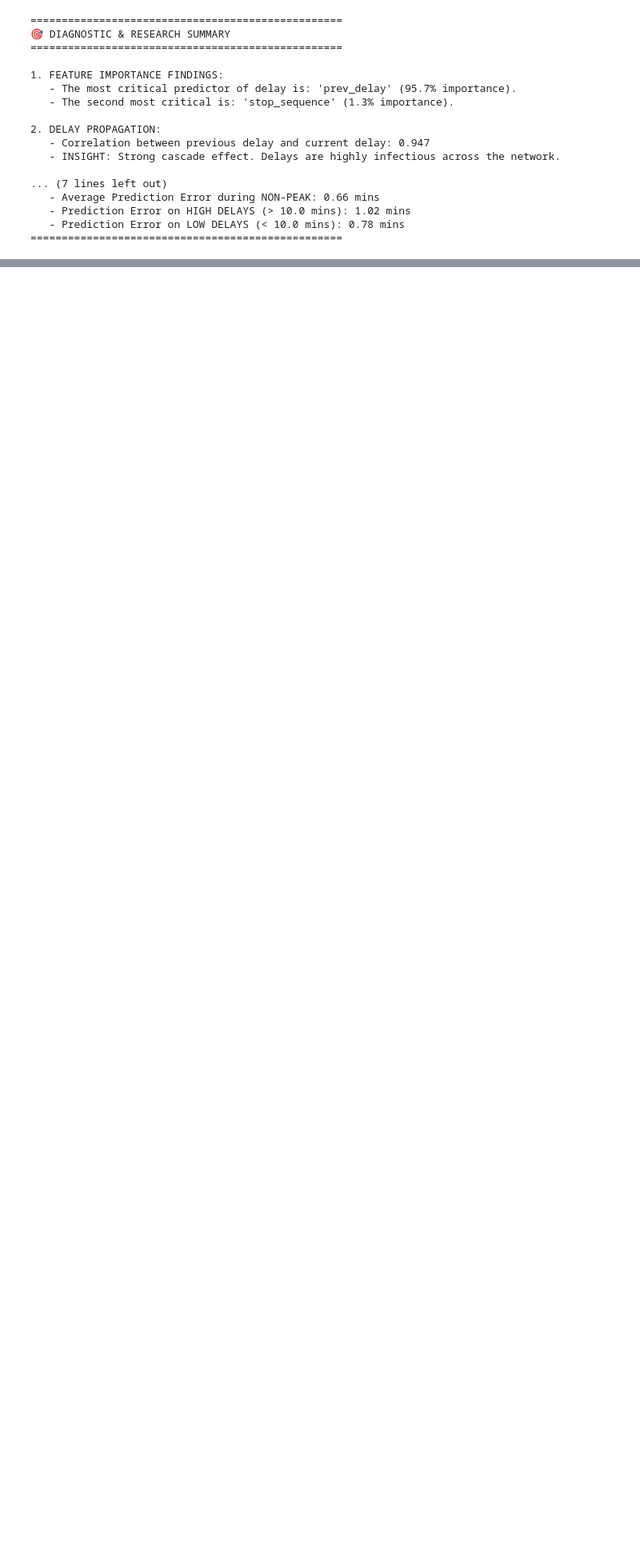
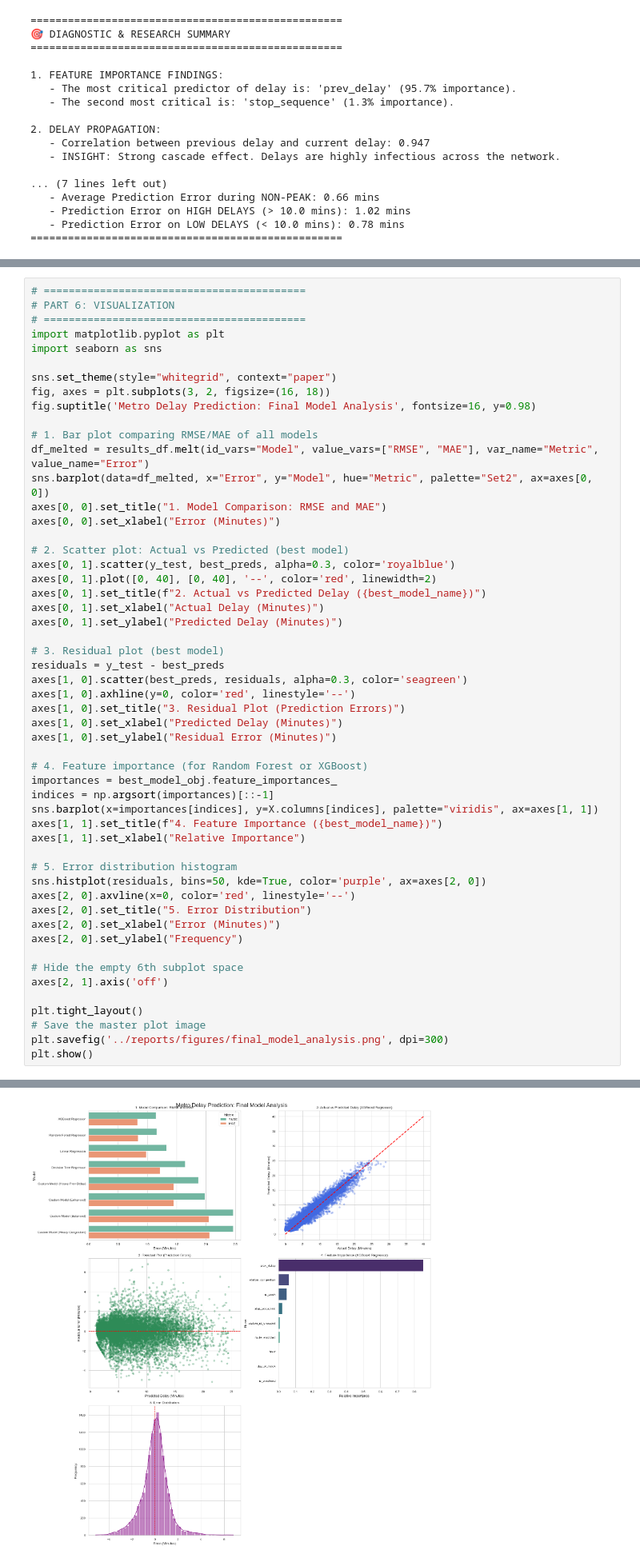
Before and after one commit to ahana4banerjee/metro-delay-prediction, a Jupyter notebook: notebooks/model_building.ipynb, the cells around one changed output, grey strips where cells are left out. Shown at 80% size. Saved outputs shown, nothing was run; the diff lists cells and outputs as text; blank space fills up the shorter version.

Commit message:
Phase 4: Performance comparison and visualization completed

```diff
--- a/notebooks/model_building.ipynb
+++ b/notebooks/model_building.ipynb
@@ -351,0 +397,54 @@ print("="*50)
+# %%
+# ==========================================
+# PART 6: VISUALIZATION
+# ==========================================
+import matplotlib.pyplot as plt
+import seaborn as sns
+
+sns.set_theme(style="whitegrid", context="paper")
+fig, axes = plt.subplots(3, 2, figsize=(16, 18))
+fig.suptitle('Metro Delay Prediction: Final Model Analysis', fontsize=16, y=0.98)
+
+# 1. Bar plot comparing RMSE/MAE of all models
+df_melted = results_df.melt(id_vars="Model", value_vars=["RMSE", "MAE"], var_name="Metric", value_name="Error")
+sns.barplot(data=df_melted, x="Error", y="Model", hue="Metric", palette="Set2", ax=axes[0, 0])
+axes[0, 0].set_title("1. Model Comparison: RMSE and MAE")
+axes[0, 0].set_xlabel("Error (Minutes)")
+
+# 2. Scatter plot: Actual vs Predicted (best model)
+axes[0, 1].scatter(y_test, best_preds, alpha=0.3, color='royalblue')
+axes[0, 1].plot([0, 40], [0, 40], '--', color='red', linewidth=2)
+axes[0, 1].set_title(f"2. Actual vs Predicted Delay ({best_model_name})")
+axes[0, 1].set_xlabel("Actual Delay (Minutes)")
+axes[0, 1].set_ylabel("Predicted Delay (Minutes)")
+
+# 3. Residual plot (best model)
+residuals = y_test - best_preds
+axes[1, 0].scatter(best_preds, residuals, alpha=0.3, color='seagreen')
+axes[1, 0].axhline(y=0, color='red', linestyle='--')
+axes[1, 0].set_title("3. Residual Plot (Prediction Errors)")
+axes[1, 0].set_xlabel("Predicted Delay (Minutes)")
+axes[1, 0].set_ylabel("Residual Error (Minutes)")
+
+# 4. Feature importance (for Random Forest or XGBoost)
+importances = best_model_obj.feature_importances_
+indices = np.argsort(importances)[::-1]
+sns.barplot(x=importances[indices], y=X.columns[indices], palette="viridis", ax=axes[1, 1])
+axes[1, 1].set_title(f"4. Feature Importance ({best_model_name})")
+axes[1, 1].set_xlabel("Relative Importance")
+
+# 5. Error distribution histogram
+sns.histplot(residuals, bins=50, kde=True, color='purple', ax=axes[2, 0])
+axes[2, 0].axvline(x=0, color='red', linestyle='--')
+axes[2, 0].set_title("5. Error Distribution")
+axes[2, 0].set_xlabel("Error (Minutes)")
+axes[2, 0].set_ylabel("Frequency")
+
+# Hide the empty 6th subplot space
+axes[2, 1].axis('off')
+
+plt.tight_layout()
+# Save the master plot image
+plt.savefig('../reports/figures/final_model_analysis.png', dpi=300)
+plt.show()
+# %% [output]
@@ -351,0 +454 @@ print("="*50)
+[figure, added]
```
Also changed, not shown: parts of 3 cells of this notebook, 2 other files.
